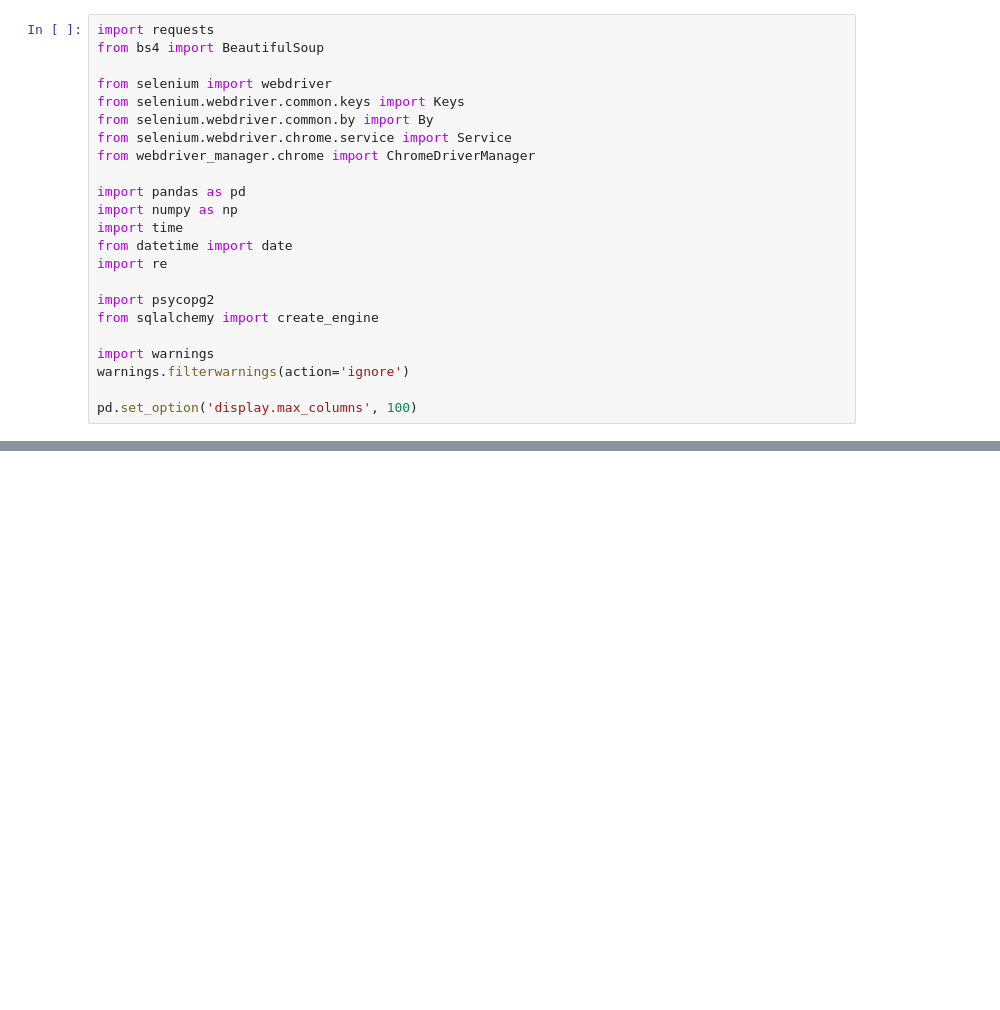
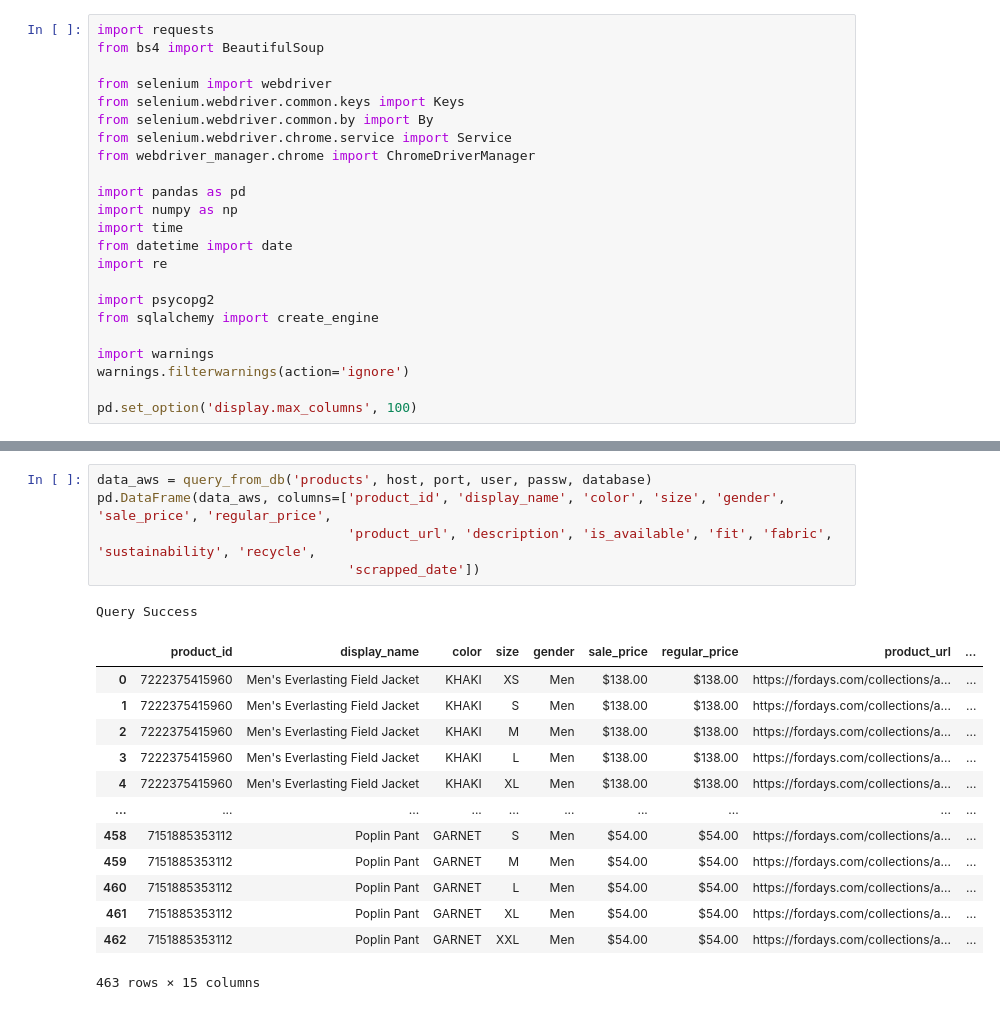
Before and after one commit to Oliver-gz/Web_Scraping_Fashion_Products, a Jupyter notebook: Web Scraping for Fashion Products Data.ipynb, the cells around one changed output, grey strips where cells are left out. Drawn from its saved outputs; the diff is of its cells as text; blank space fills up the shorter version.

```diff
--- a/Web Scraping for Fashion Products Data.ipynb
+++ b/Web Scraping for Fashion Products Data.ipynb
@@ -457,0 +452,20 @@ pd.DataFrame(db_data, columns=['display_name', 'color', 'size', 'gender', 'sale_
+# %%
+data_aws = query_from_db('products', host, port, user, passw, database)
+pd.DataFrame(data_aws, columns=['product_id', 'display_name', 'color', 'size', 'gender', 'sale_price', 'regular_price',
+                                'product_url', 'description', 'is_available', 'fit', 'fabric', 'sustainability', 'recycle',
+                                'scrapped_date'])
+# %% [output]
+Query Success
+|  | product_id | display_name | color | size | gender | sale_price | regular_price | product_url | ... |
+| 0 | 7222375415960 | Men's Everlasting Field Jacket | KHAKI | XS | Men | $138.00 | $138.00 | https://fordays.com/collections/a... | ... |
+| 1 | 7222375415960 | Men's Everlasting Field Jacket | KHAKI | S | Men | $138.00 | $138.00 | https://fordays.com/collections/a... | ... |
+| 2 | 7222375415960 | Men's Everlasting Field Jacket | KHAKI | M | Men | $138.00 | $138.00 | https://fordays.com/collections/a... | ... |
+| 3 | 7222375415960 | Men's Everlasting Field Jacket | KHAKI | L | Men | $138.00 | $138.00 | https://fordays.com/collections/a... | ... |
+| 4 | 7222375415960 | Men's Everlasting Field Jacket | KHAKI | XL | Men | $138.00 | $138.00 | https://fordays.com/collections/a... | ... |
+| ... | ... | ... | ... | ... | ... | ... | ... | ... | ... |
+| 458 | 7151885353112 | Poplin Pant | GARNET | S | Men | $54.00 | $54.00 | https://fordays.com/collections/a... | ... |
+| 459 | 7151885353112 | Poplin Pant | GARNET | M | Men | $54.00 | $54.00 | https://fordays.com/collections/a... | ... |
+| 460 | 7151885353112 | Poplin Pant | GARNET | L | Men | $54.00 | $54.00 | https://fordays.com/collections/a... | ... |
+| 461 | 7151885353112 | Poplin Pant | GARNET | XL | Men | $54.00 | $54.00 | https://fordays.com/collections/a... | ... |
+| 462 | 7151885353112 | Poplin Pant | GARNET | XXL | Men | $54.00 | $54.00 | https://fordays.com/collections/a... | ... |
+463 rows × 15 columns
```
Also changed, not shown: parts of 45 cells of this notebook.
